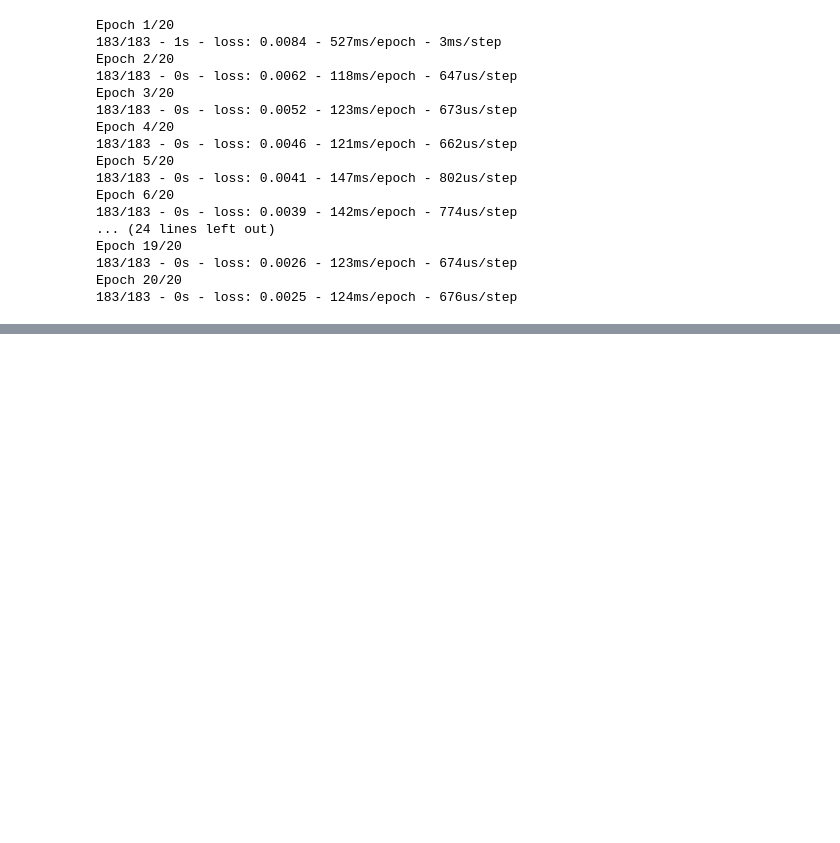
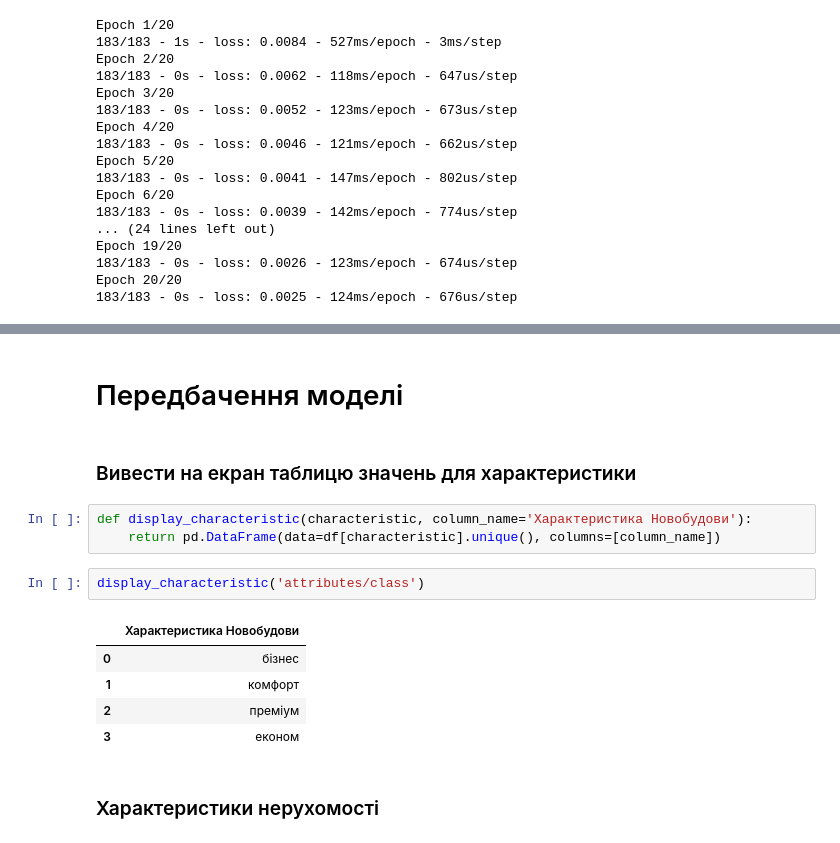
Before and after one commit to Acousticdesk/course-project-data-analysis, a Jupyter notebook: Real Estate Dataset Analysis revision 2.ipynb, the cells around one changed output, grey strips where cells are left out. Drawn from its saved outputs; the diff is of its cells as text; blank space fills up the shorter version.

```diff
--- a/Real Estate Dataset Analysis revision 2.ipynb
+++ b/Real Estate Dataset Analysis revision 2.ipynb
@@ -858,0 +803,17 @@ print(f'Вартість нерухомості: {uah:,} грн')
+# %% [markdown]
+# Передбачення моделі
+# %% [markdown]
+### Вивести на екран таблицю значень для характеристики
+# %%
+def display_characteristic(characteristic, column_name='Характеристика Новобудови'):
+    return pd.DataFrame(data=df[characteristic].unique(), columns=[column_name])
+# %%
+display_characteristic('attributes/class')
+# %% [output]
+|  | Характеристика Новобудови |
+| 0 | бізнес |
+| 1 | комфорт |
+| 2 | преміум |
+| 3 | економ |
+# %% [markdown]
+### Характеристики нерухомості
```
Also changed, not shown: parts of 28 cells of this notebook.
